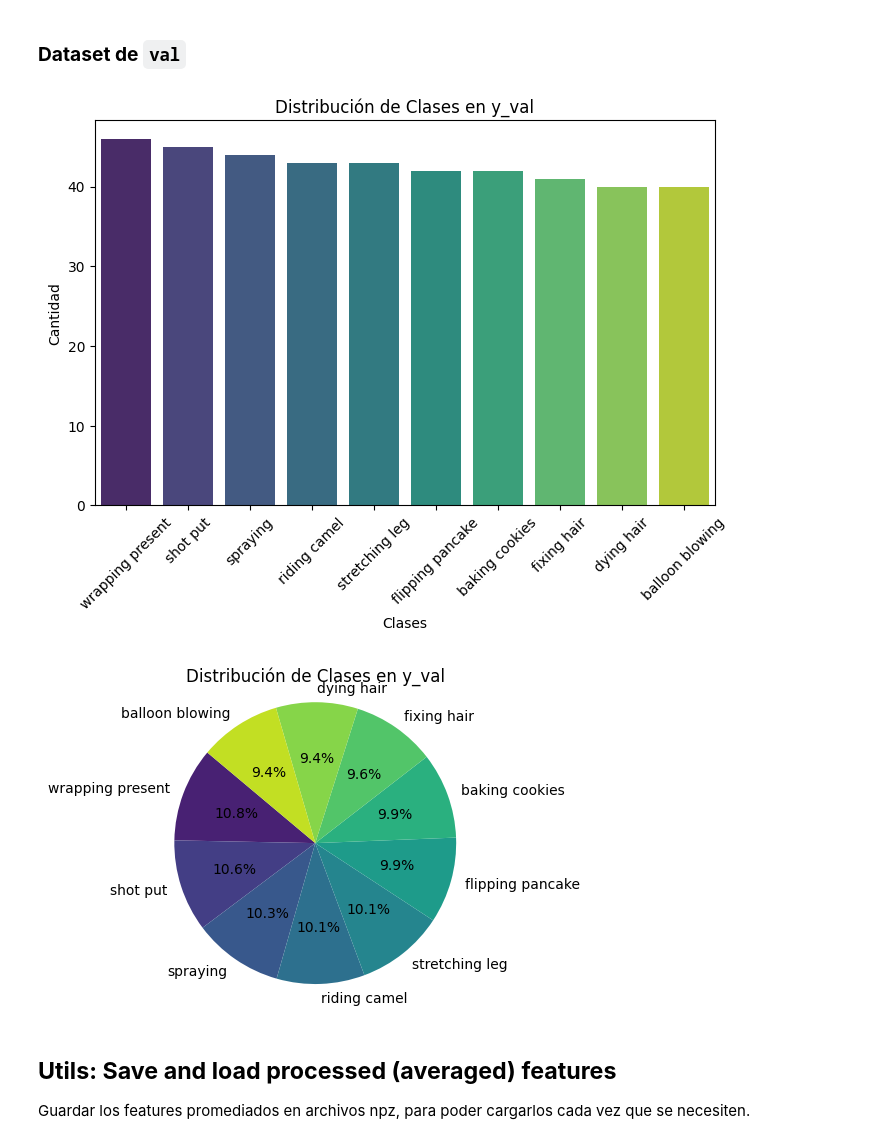
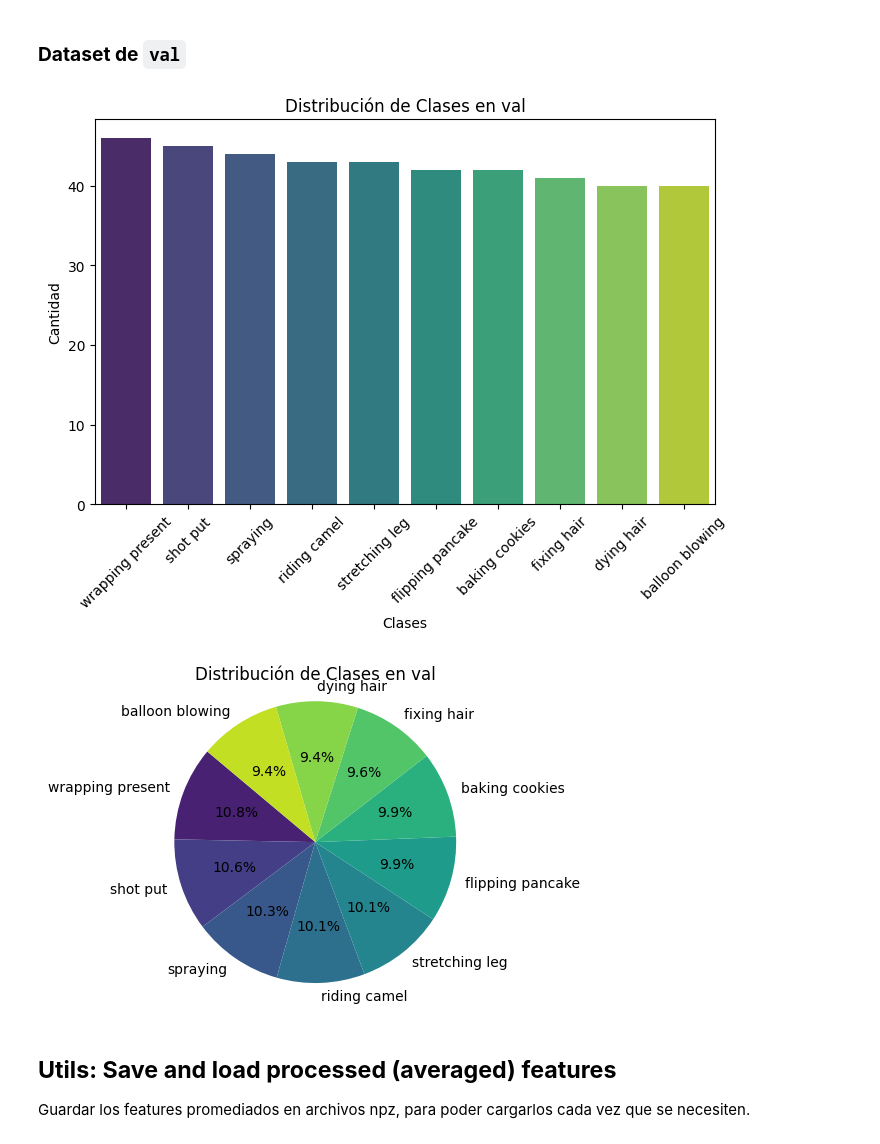
Before and after one commit to nayeli-guzman/clustering-human-activity, a Jupyter notebook: dimensionality-reduction.ipynb, the cells around one changed output. Cells and saved outputs as stored; diff of their text form; code cells hidden in the pictures.

```diff
--- a/dimensionality-reduction.ipynb
+++ b/dimensionality-reduction.ipynb
@@ -164,20 +163,20 @@ plt.figure(figsize=(8, 5))
 sns.barplot(x=class_counts.index, y=class_counts.values, hue=class_counts.index, palette="viridis", legend=False)
 plt.xlabel("Clases")
 plt.ylabel("Cantidad")
-plt.title("Distribución de Clases en y_val")
+plt.title("Distribución de Clases en val")
 plt.xticks(rotation=45)
 plt.show()
 # %% [output]
-[figure, old version]
+[figure, new version]
 # %%
 plt.figure(figsize=(4, 4))
 plt.pie(class_counts.values, labels=class_counts.index, autopct='%1.1f%%',
         colors=sns.color_palette("viridis", len(class_counts)), startangle=140)
-plt.title("Distribución de Clases en y_val")
+plt.title("Distribución de Clases en val")
 plt.axis('equal')
 plt.show()
 # %% [output]
-[figure, old version]
+[figure, new version]
 # %% [markdown]
 ## **Utils: Save and load processed (averaged) features**
 
```
Also changed, not shown: parts of 6 cells of this notebook, 18 other files.
